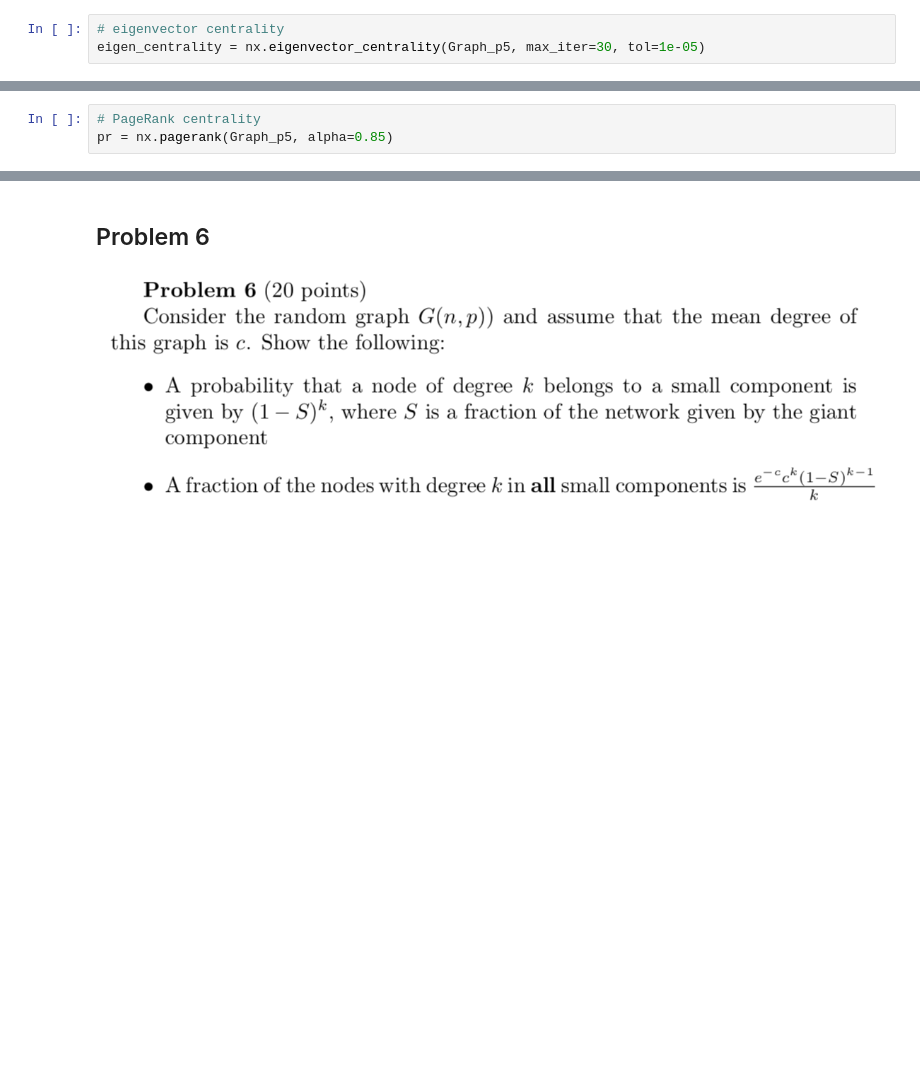
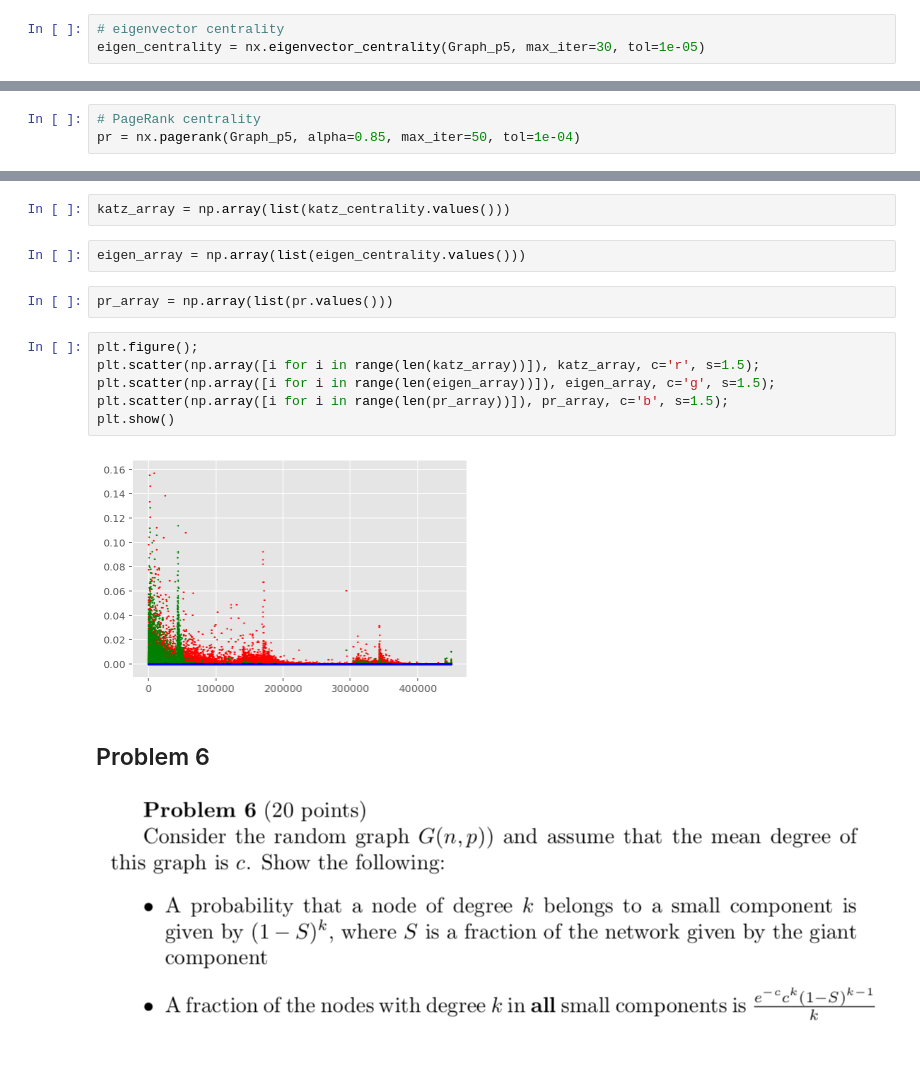
Before and after one commit to Kou-Guandong/NYU_9293_Network_Science_and_Optimization, a Jupyter notebook: HW1/HW1_gk1675.ipynb, the cells around one changed output, grey strips where cells are left out. Saved outputs shown, nothing was run; the diff lists cells and outputs as text; blank space fills up the shorter version.

```diff
--- a/HW1/HW1_gk1675.ipynb
+++ b/HW1/HW1_gk1675.ipynb
@@ -175,3 +247,3 @@ PowerIterationFailedConvergence: (PowerIterationFailedConvergence(...), 'power i
 # %%
 # PageRank centrality
-pr = nx.pagerank(Graph_p5, alpha=0.85)
+pr = nx.pagerank(Graph_p5, alpha=0.85, max_iter=50, tol=1e-04)
@@ -178,3 +263,17 @@ pr = nx.pagerank(Graph_p5, alpha=0.85)
+# %%
+katz_array = np.array(list(katz_centrality.values()))
+# %%
+eigen_array = np.array(list(eigen_centrality.values()))
+# %%
+pr_array = np.array(list(pr.values()))
+# %%
+plt.figure();
+plt.scatter(np.array([i for i in range(len(katz_array))]), katz_array, c='r', s=1.5);
+plt.scatter(np.array([i for i in range(len(eigen_array))]), eigen_array, c='g', s=1.5);
+plt.scatter(np.array([i for i in range(len(pr_array))]), pr_array, c='b', s=1.5);
+plt.show()
+# %% [output]
+[figure, added]
 # %% [markdown]
 ## Problem 6
 # %% [markdown]
```
Also changed, not shown: parts of 50 cells of this notebook, 1 other file.
